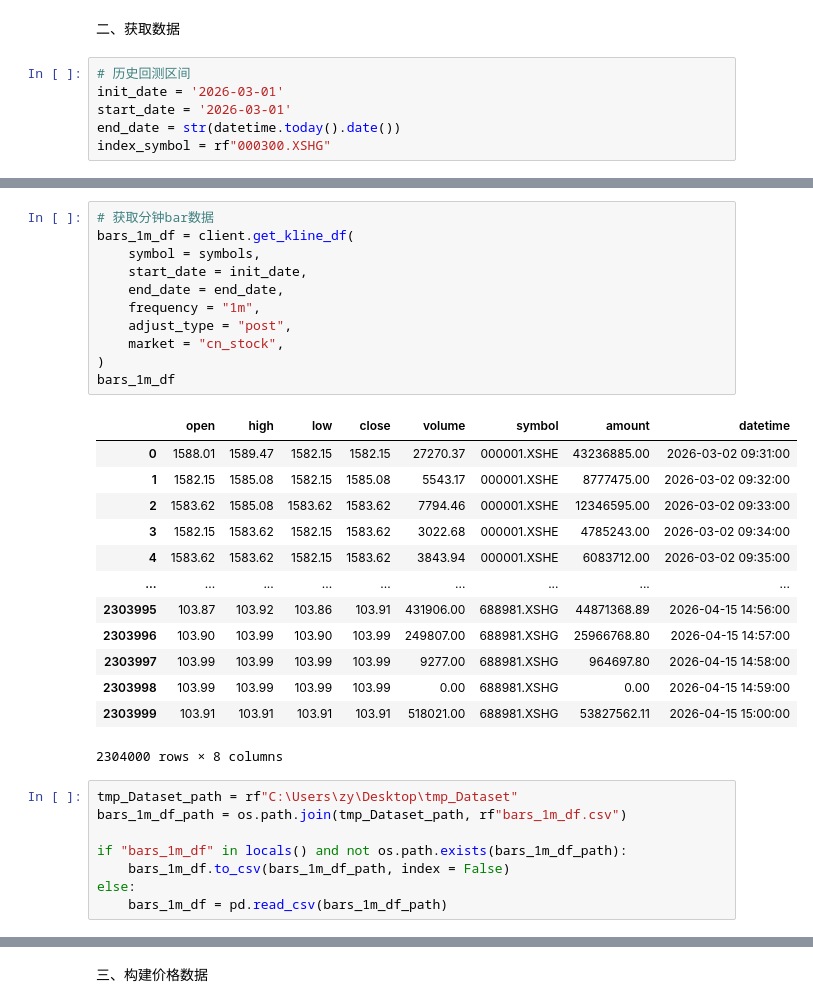
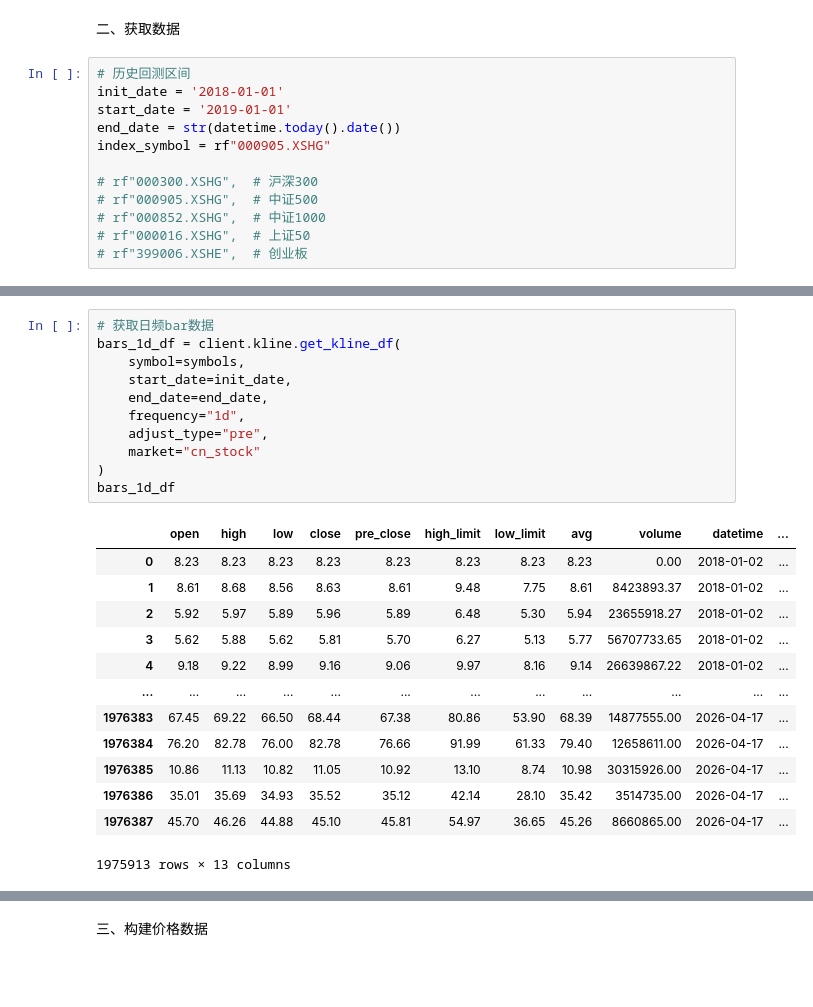
Before and after one commit to linerrrrrrr/Latitude_Alpha_Generator, a Jupyter notebook: stock_single_factor_test(al).ipynb, the cells around one changed output, grey strips where cells are left out. Cells and saved outputs as stored; diff of their text form; blank space fills up the shorter version.

```diff
--- a/stock_single_factor_test(al).ipynb
+++ b/stock_single_factor_test(al).ipynb
@@ -32,10 +32,16 @@ warnings.filterwarnings(action = 'ignore')
 二、获取数据
 # %%
 # 历史回测区间
-init_date = '2026-03-01'
-start_date = '2026-03-01'
+init_date = '2018-01-01'
+start_date = '2019-01-01'
 end_date = str(datetime.today().date())
-index_symbol = rf"000300.XSHG"
+index_symbol = rf"000905.XSHG"
+
+# rf"000300.XSHG",  # 沪深300
+# rf"000905.XSHG",  # 中证500
+# rf"000852.XSHG",  # 中证1000
+# rf"000016.XSHG",  # 上证50
+# rf"399006.XSHE",  # 创业板
 # %%
 # 获取指数成分股数据据
 index_weights_df = client.get_index_constituents_df(
@@ -63,34 +69,26 @@ index_weights_df
 # %%
-# 获取分钟bar数据
-bars_1m_df = client.get_kline_df(
-    symbol = symbols,
-    start_date = init_date,
-    end_date = end_date,
-    frequency = "1m",
-    adjust_type = "post",
-    market = "cn_stock",
+# 获取日频bar数据
+bars_1d_df = client.kline.get_kline_df(
+    symbol=symbols,
+    start_date=init_date,
+    end_date=end_date,
+    frequency="1d",
+    adjust_type="pre",
+    market="cn_stock"
 )
-bars_1m_df
+bars_1d_df
 # %% [output]
-|  | open | high | low | close | volume | symbol | amount | datetime |
-| 0 | 1588.01 | 1589.47 | 1582.15 | 1582.15 | 27270.37 | 000001.XSHE | 43236885.00 | 2026-03-02 09:31:00 |
-| 1 | 1582.15 | 1585.08 | 1582.15 | 1585.08 | 5543.17 | 000001.XSHE | 8777475.00 | 2026-03-02 09:32:00 |
-| 2 | 1583.62 | 1585.08 | 1583.62 | 1583.62 | 7794.46 | 000001.XSHE | 12346595.00 | 2026-03-02 09:33:00 |
-| 3 | 1582.15 | 1583.62 | 1582.15 | 1583.62 | 3022.68 | 000001.XSHE | 4785243.00 | 2026-03-02 09:34:00 |
-| 4 | 1583.62 | 1583.62 | 1582.15 | 1583.62 | 3843.94 | 000001.XSHE | 6083712.00 | 2026-03-02 09:35:00 |
-| ... | ... | ... | ... | ... | ... | ... | ... | ... |
-| 2303995 | 103.87 | 103.92 | 103.86 | 103.91 | 431906.00 | 688981.XSHG | 44871368.89 | 2026-04-15 14:56:00 |
-| 2303996 | 103.90 | 103.99 | 103.90 | 103.99 | 249807.00 | 688981.XSHG | 25966768.80 | 2026-04-15 14:57:00 |
-| 2303997 | 103.99 | 103.99 | 103.99 | 103.99 | 9277.00 | 688981.XSHG | 964697.80 | 2026-04-15 14:58:00 |
-| 2303998 | 103.99 | 103.99 | 103.99 | 103.99 | 0.00 | 688981.XSHG | 0.00 | 2026-04-15 14:59:00 |
-| 2303999 | 103.91 | 103.91 | 103.91 | 103.91 | 518021.00 | 688981.XSHG | 53827562.11 | 2026-04-15 15:00:00 |
+|  | open | high | low | close | pre_close | high_limit | low_limit | avg | volume | datetime | ... |
+| 0 | 8.23 | 8.23 | 8.23 | 8.23 | 8.23 | 8.23 | 8.23 | 8.23 | 0.00 | 2018-01-02 | ... |
+| 1 | 8.61 | 8.68 | 8.56 | 8.63 | 8.61 | 9.48 | 7.75 | 8.61 | 8423893.37 | 2018-01-02 | ... |
+| 2 | 5.92 | 5.97 | 5.89 | 5.96 | 5.89 | 6.48 | 5.30 | 5.94 | 23655918.27 | 2018-01-02 | ... |
+| 3 | 5.62 | 5.88 | 5.62 | 5.81 | 5.70 | 6.27 | 5.13 | 5.77 | 56707733.65 | 2018-01-02 | ... |
+| 4 | 9.18 | 9.22 | 8.99 | 9.16 | 9.06 | 9.97 | 8.16 | 9.14 | 26639867.22 | 2018-01-02 | ... |
+| ... | ... | ... | ... | ... | ... | ... | ... | ... | ... | ... | ... |
+| 1976383 | 67.45 | 69.22 | 66.50 | 68.44 | 67.38 | 80.86 | 53.90 | 68.39 | 14877555.00 | 2026-04-17 | ... |
+| 1976384 | 76.20 | 82.78 | 76.00 | 82.78 | 76.66 | 91.99 | 61.33 | 79.40 | 12658611.00 | 2026-04-17 | ... |
+| 1976385 | 10.86 | 11.13 | 10.82 | 11.05 | 10.92 | 13.10 | 8.74 | 10.98 | 30315926.00 | 2026-04-17 | ... |
+| 1976386 | 35.01 | 35.69 | 34.93 | 35.52 | 35.12 | 42.14 | 28.10 | 35.42 | 3514735.00 | 2026-04-17 | ... |
+| 1976387 | 45.70 | 46.26 | 44.88 | 45.10 | 45.81 | 54.97 | 36.65 | 45.26 | 8660865.00 | 2026-04-17 | ... |
-2304000 rows × 8 columns
+1975913 rows × 13 columns
-# %%
-tmp_Dataset_path = rf"C:\Users\zy\Desktop\tmp_Dataset"
-bars_1m_df_path = os.path.join(tmp_Dataset_path, rf"bars_1m_df.csv")
-
-if "bars_1m_df" in locals() and not os.path.exists(bars_1m_df_path):
-    bars_1m_df.to_csv(bars_1m_df_path, index = False)
-else:
-    bars_1m_df = pd.read_csv(bars_1m_df_path)
 # %%
```
Also changed, not shown: parts of 11 cells of this notebook, 17 other files.
